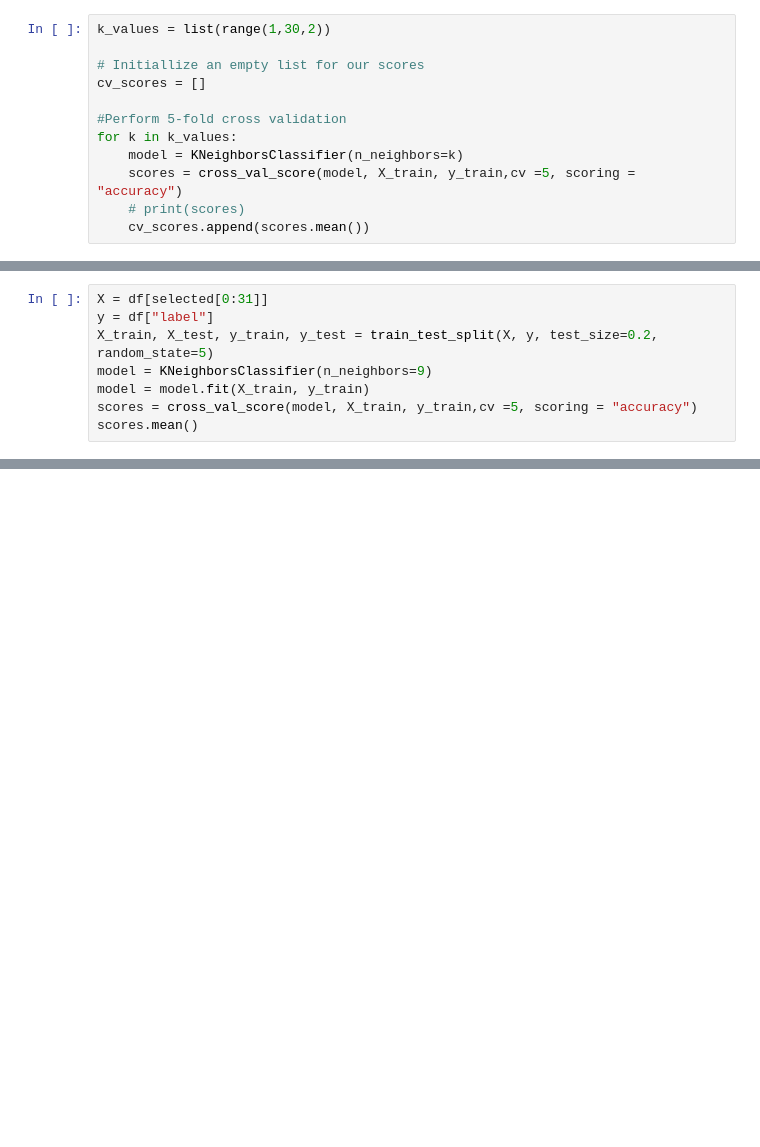
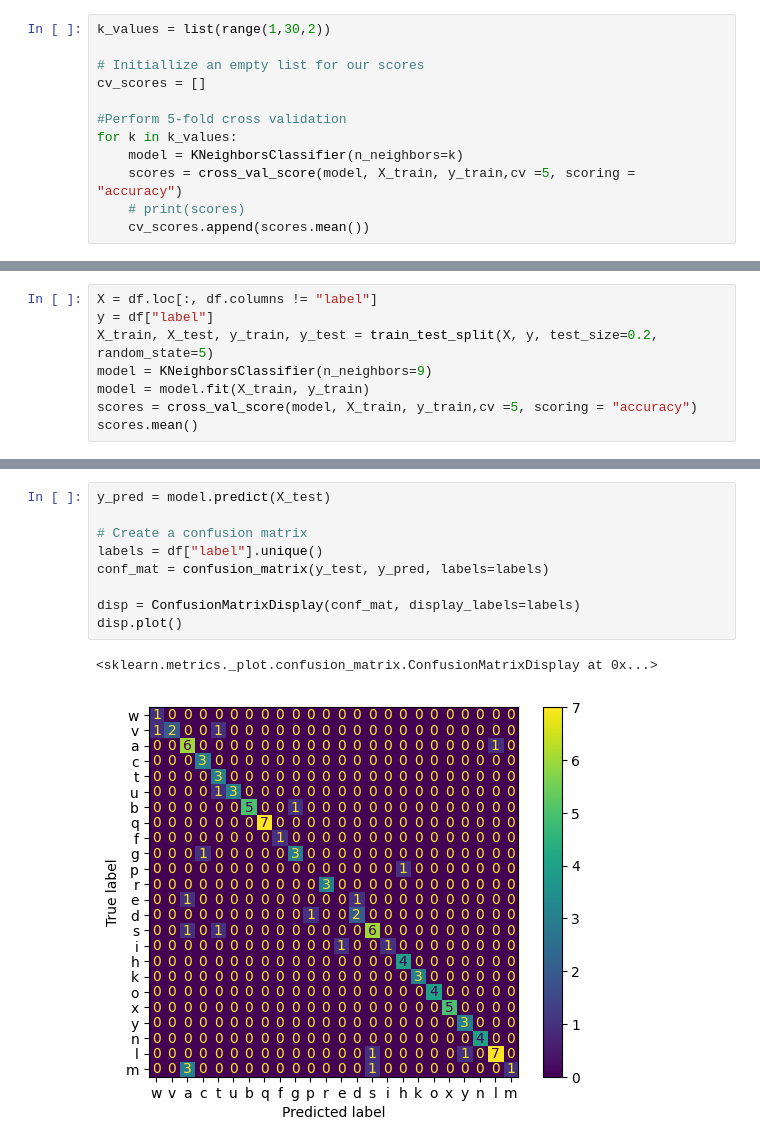
Before and after one commit to ericlfeng/ASL_Recognition, a Jupyter notebook: data_cleaning.ipynb, the cells around one changed output, grey strips where cells are left out. Drawn from its saved outputs; the diff is of its cells as text; blank space fills up the shorter version.

```diff
--- a/data_cleaning.ipynb
+++ b/data_cleaning.ipynb
@@ -271,5 +271,5 @@ plt.grid(True)
 # %%
-X = df[selected[0:31]]
+X = df.loc[:, df.columns != "label"]
 y = df["label"]
 X_train, X_test, y_train, y_test = train_test_split(X, y, test_size=0.2, random_state=5)
 model = KNeighborsClassifier(n_neighbors=9)
@@ -286,0 +288,12 @@ array(['a', 'a', 'a', 'a', 'a'], dtype=object)
+# %%
+y_pred = model.predict(X_test)
+
+# Create a confusion matrix
+labels = df["label"].unique()
+conf_mat = confusion_matrix(y_test, y_pred, labels=labels)
+
+disp = ConfusionMatrixDisplay(conf_mat, display_labels=labels)
+disp.plot()
+# %% [output]
+<sklearn.metrics._plot.confusion_matrix.ConfusionMatrixDisplay at 0x...>
+[figure, added]
```
Also changed, not shown: parts of 12 cells of this notebook, 10 other files.
